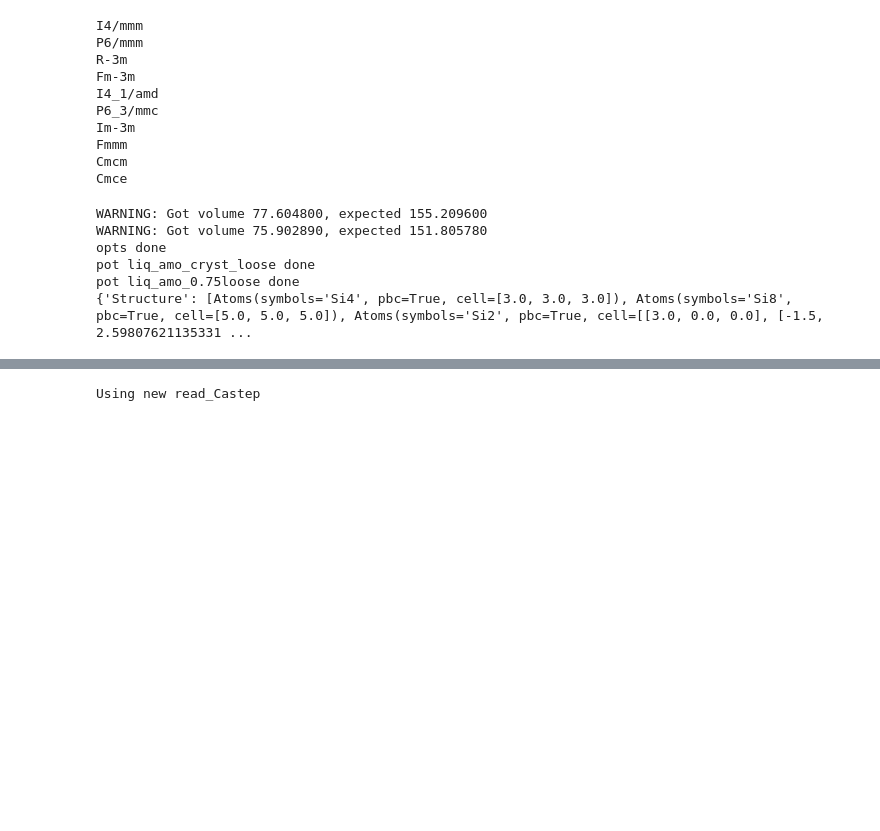
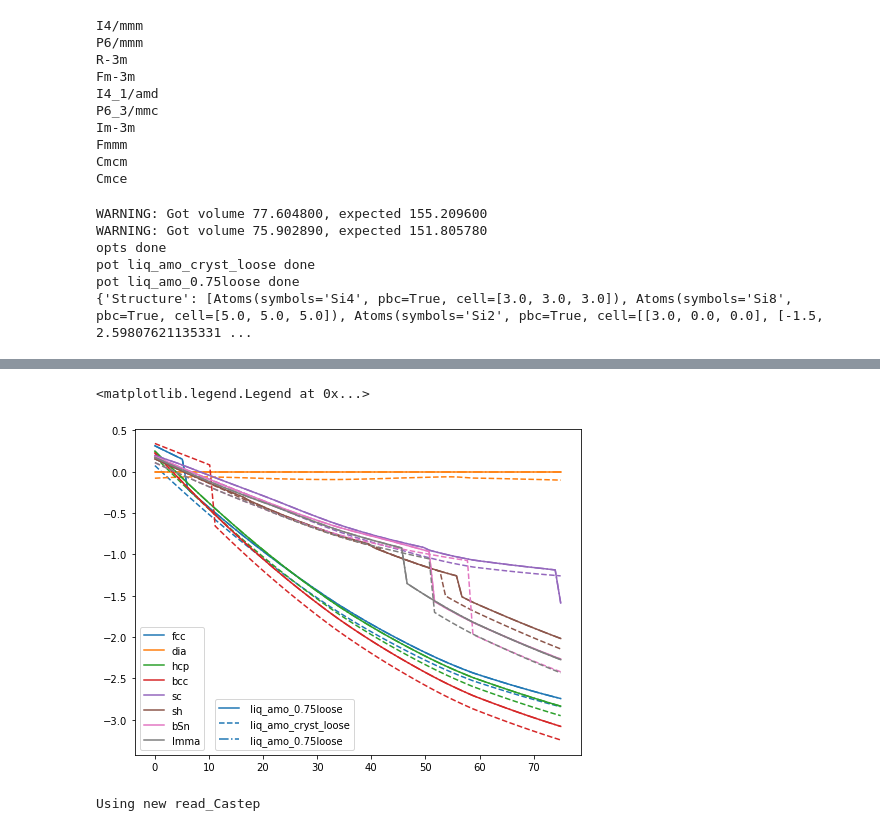
Before and after one commit to MorrowChem/Ge_analysis_local, a Jupyter notebook: crystal_predictions_analysis.ipynb, the cells around one changed output, grey strips where cells are left out. Saved outputs shown, nothing was run; the diff lists cells and outputs as text; code cells hidden in the pictures; blank space fills up the shorter version.

```diff
--- a/crystal_predictions_analysis.ipynb
+++ b/crystal_predictions_analysis.ipynb
@@ -378,3 +431,32 @@ axs.add_artist(l1)
+# %%
+styl_list=['-','--','-.',':', (0, (3,6,3,6,3,10))]
+df = Si_Cryst.df
+cols = []
+fig, axs = plt.subplots(figsize=(8,6))
+for i in range(len(df['Structure'])):
+    if i in []:
+        continue
+    line, = axs.plot(df['P'][i], df[df.columns[-2]][i] - df[df.columns[-2]]['dia'], label=df.index[i])
+    cols.append(df.columns[-2][4:])
+    if i == 0:
+        hands = [line]
+
+    ct = 0
+    for j, val in enumerate(df.keys()):
+        if 'H(P)' in val and j >= 4:
+            ct += 1
+            tmp, = axs.plot(df['P'][i], df[df.columns[j]][i]- df[df.columns[-2]]['dia'], linestyle=styl_list[ct], color=line.get_color())
+            cols.append(val[4:])
+            if i == 0:
+                hands.append(tmp)
+l1 = axs.legend(loc='lower left')
+axs.legend()
+l2 = axs.legend(hands, cols, loc='lower left', bbox_to_anchor=(0.17, 0.0))
+#axs.set(ylim=(-169, -168))
+axs.add_artist(l1)
+# %% [output]
+<matplotlib.legend.Legend at 0x...>
+[figure, added]
 # %%
 c = read_castep_castep('/home/joe/Documents/Ge_od/Structure_databases/crystals/Si_crystals_DFT/geom/diamond_geom.castep')
 # %%
```
Also changed, not shown: parts of 36 cells of this notebook, 13 other files.
